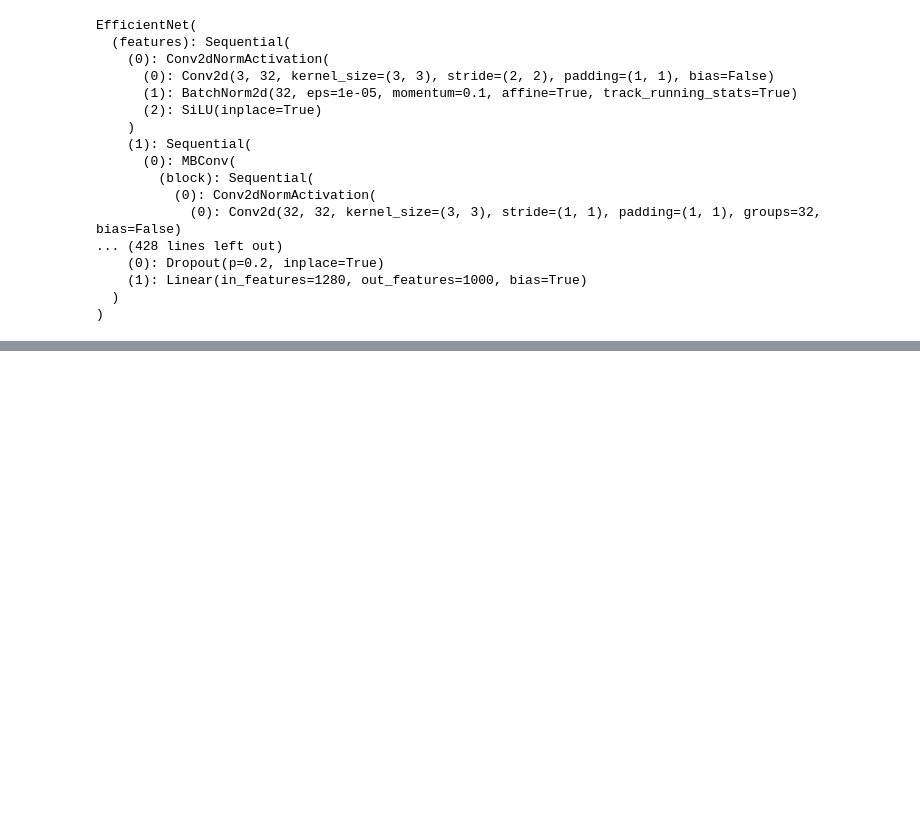
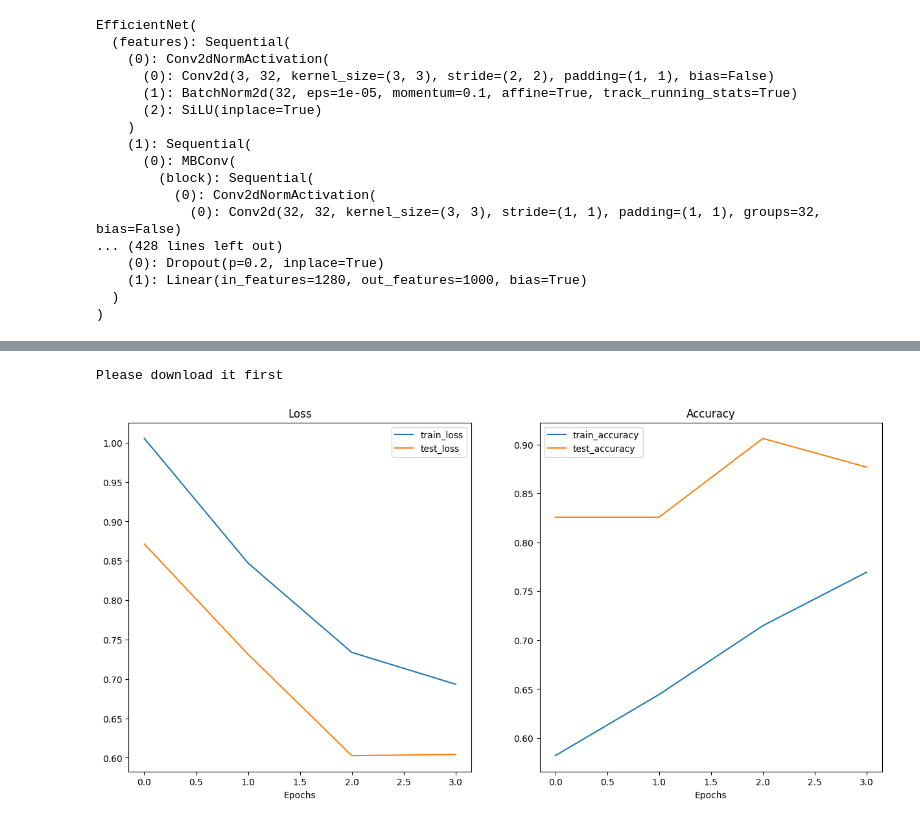
Before and after one commit to Linux-Server/ZTM, a Jupyter notebook: pytorch/06_transfer_learning/1.ipynb, the cells around one changed output, grey strips where cells are left out. Cells and saved outputs as stored; diff of their text form; code cells hidden in the pictures; blank space fills up the shorter version.

Commit message:
learning

```diff
--- a/pytorch/06_transfer_learning/1.ipynb
+++ b/pytorch/06_transfer_learning/1.ipynb
@@ -30,7 +20,7 @@ Updating files: 100% (248/248), done.
 # %%
 from going_modular.going_modular import engine, data_setup
 
-device = "cuda" if torch.cuda.is_available() else "cpu"
+device = "cuda" if torch.cuda.is_available() else "mps"
 
 device
 # %% [output]
@@ -164,0 +223,6 @@ Non-trainable params: 0
+# %%
+from torch import nn
+model.classifier = nn.Sequential(
+   nn.Dropout(p=0.2, inplace=True),
+   nn.Linear(in_features=1280, out_features=len(class_names), bias=True).to(device)
+)
@@ -164,0 +260,22 @@ Non-trainable params: 0
+# %%
+# Train model
+from torch.optim import Adam
+from torch import nn
+
+loss_fn = nn.CrossEntropyLoss()
+optimizer = Adam(model.parameters(), lr=0.001)
+# %%
+from going_modular.going_modular import engine
+from timeit import default_timer as timer
+start = timer()
+results = engine.train(model=model,
+             train_dataloader=train_data_loader,
+             test_dataloader=test_data_loader,
+             optimizer=optimizer,
+             loss_fn=loss_fn,
+             epochs=4,
+             device=device
+             )
+
+end = timer()
+print(f"[INFO] The time took : {end-start:.3f}")
@@ -164,0 +288,19 @@ Non-trainable params: 0
+# %%
+# we need helper function  to plot the loss curve
+import requests
+try:
+    import helper.py
+
+except:
+    print("Please download it first")
+    with open("helper.py", "wb") as f:
+        res = requests.get("https://github.com/mrdbourke/pytorch-deep-learning/raw/main/helper_functions.py")
+        f.write(res.content)
+# %% [output]
+Please download it first
+# %%
+from helper import plot_loss_curves
+
+plot_loss_curves(results=results)
+# %% [output]
+[figure, added]
```
Also changed, not shown: parts of 12 cells of this notebook, 1 other file.
